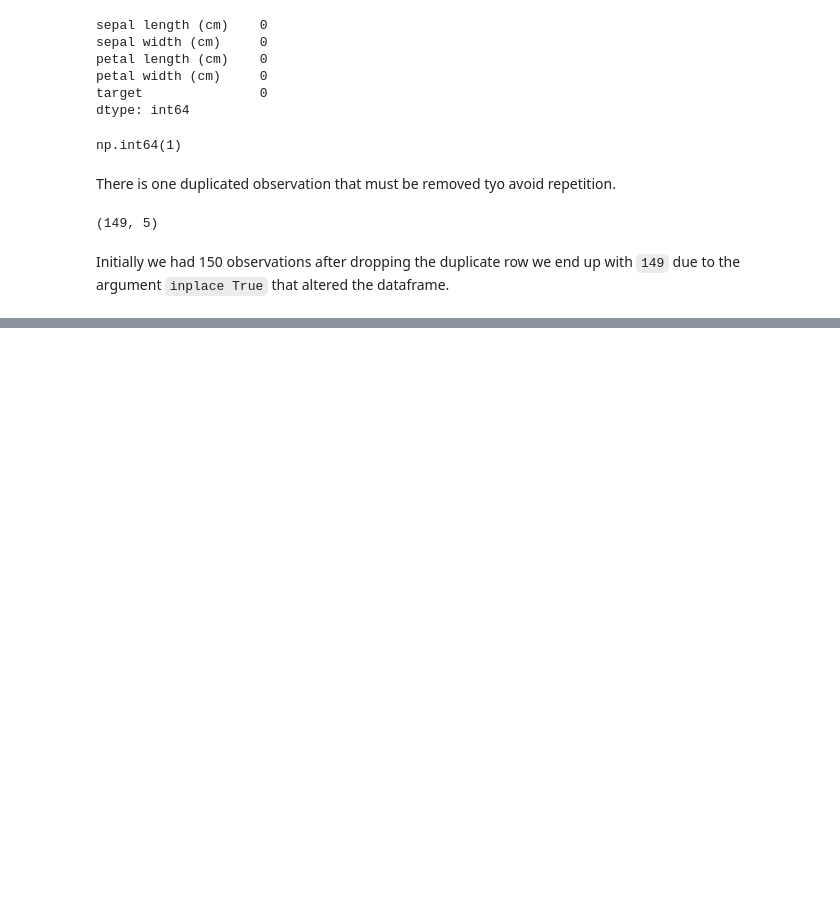
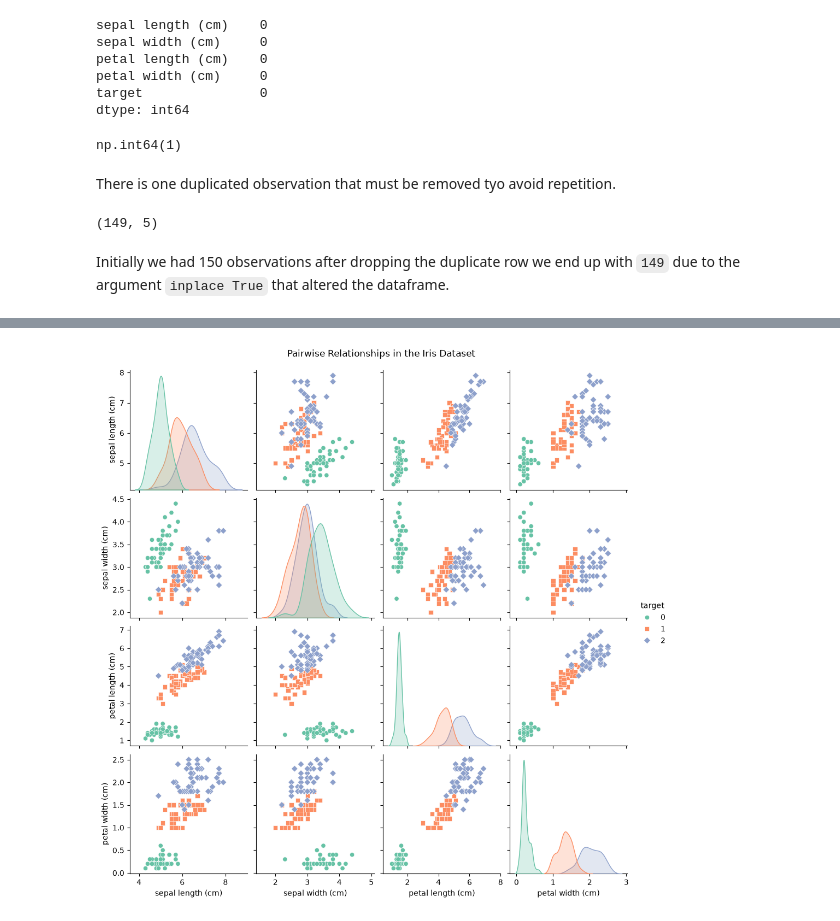
Before and after one commit to mwaniki-95/Hello-World-ML-Iris, a Jupyter notebook: Iris.ipynb, the cells around one changed output, grey strips where cells are left out. Saved outputs shown, nothing was run; the diff lists cells and outputs as text; code cells hidden in the pictures; blank space fills up the shorter version.

```diff
--- a/Iris.ipynb
+++ b/Iris.ipynb
@@ -93,0 +114,6 @@ Initially we had 150 observations after dropping the duplicate row we end up wit
+# %%
+g = sns.pairplot(iris_df, hue='target', palette='Set2', markers=["o", "s", "D"])
+g.fig.suptitle('Pairwise Relationships in the Iris Dataset', y=1.02)
+plt.show()
+# %% [output]
+[figure, added]
```
Also changed, not shown: parts of 21 cells of this notebook.
